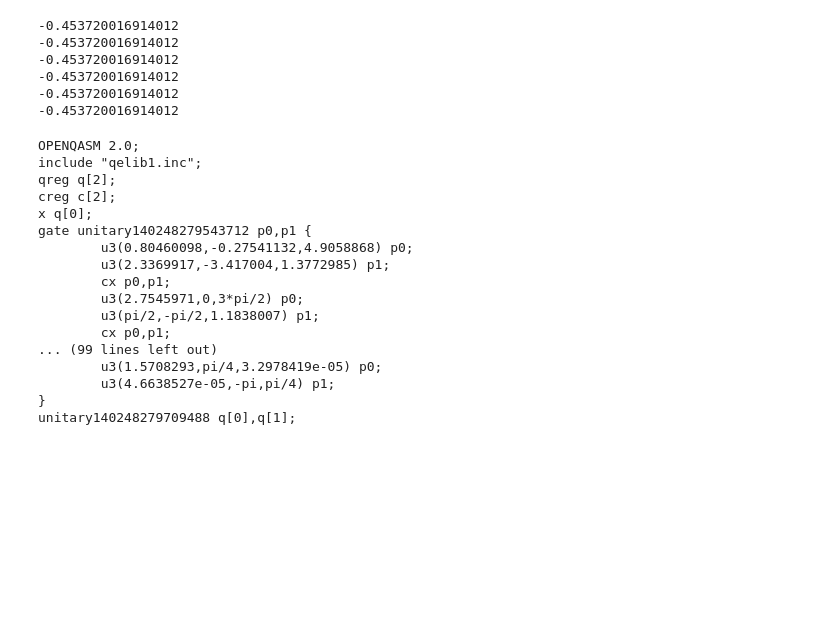
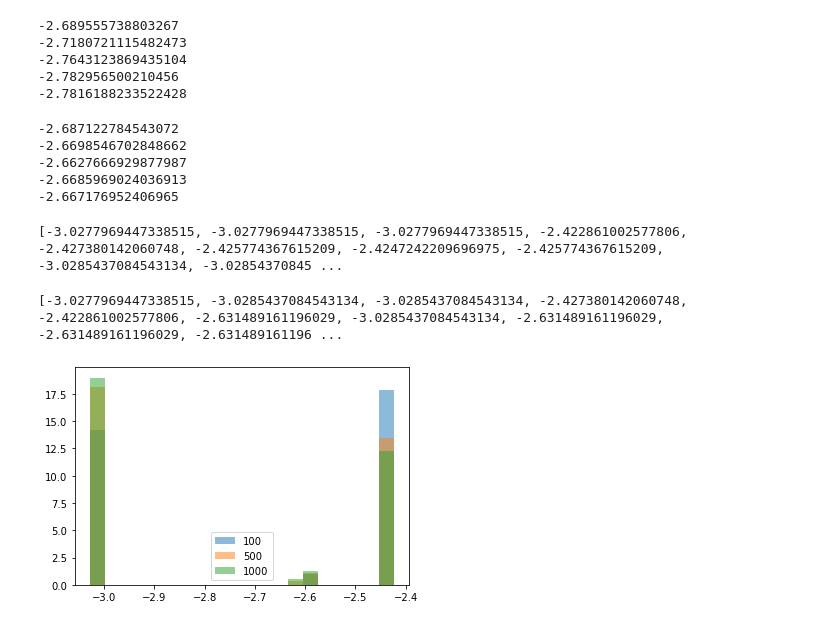
Before and after one commit to lebassman/ArQTiC, a Jupyter notebook: examples/QITE_example.ipynb, the cells around one changed output. Saved outputs shown, nothing was run; the diff lists cells and outputs as text; code cells hidden in the pictures; blank space fills up the shorter version.

```diff
--- a/examples/QITE_example.ipynb
+++ b/examples/QITE_example.ipynb
@@ -108,30 +104,39 @@ IBM quantum circuit objects created
 # %%
-for t in [10,100,200,500,750,1000]:
-    print(np.mean(eng_array[0:t]))
+#without basis swap
+for t in [100, 250, 500, 750, 1000]:
+    print(np.mean(eng_array[10:10+t]))
 # %% [output]
--0.453720016914012
--0.453720016914012
--0.453720016914012
--0.453720016914012
--0.453720016914012
--0.453720016914012
+-2.689555738803267
+-2.7180721115482473
+-2.7643123869435104
+-2.782956500210456
+-2.7816188233522428
-# %%
-print(eng_circ.qasm())
-# %% [output]
-OPENQASM 2.0;
-include "qelib1.inc";
-qreg q[2];
-creg c[2];
-x q[0];
-gate unitary140248279543712 p0,p1 {
-        u3(0.80460098,-0.27541132,4.9058868) p0;
-        u3(2.3369917,-3.417004,1.3772985) p1;
-        cx p0,p1;
-        u3(2.7545971,0,3*pi/2) p0;
-        u3(pi/2,-pi/2,1.1838007) p1;
-        cx p0,p1;
-... (99 lines left out)
-        u3(1.5708293,pi/4,3.2978419e-05) p0;
-        u3(4.6638527e-05,-pi,pi/4) p1;
-}
-unitary140248279709488 q[0],q[1];
+# %%
+#with basis swap
+for t in [100, 250, 500, 750, 1000]:
+    print(np.mean(eng_array[10:10+t]))
+# %% [output]
+-2.687122784543072
+-2.6698546702848662
+-2.6627666929877987
+-2.6685969024036913
+-2.667176952406965
+# %%
+no_basis_swap_eng = eng_array
+print(no_basis_swap_eng)
+# %% [output]
+[-3.0277969447338515, -3.0277969447338515, -3.0277969447338515, -2.422861002577806, -2.427380142060748, -2.425774367615209, -2.4247242209696975, -2.425774367615209, -3.0285437084543134, -3.02854370845 ...
+# %%
+with_basis_swap_eng = eng_array
+print(with_basis_swap_eng)
+# %% [output]
+[-3.0277969447338515, -3.0285437084543134, -3.0285437084543134, -2.427380142060748, -2.422861002577806, -2.631489161196029, -3.0285437084543134, -2.631489161196029, -2.631489161196029, -2.631489161196 ...
+# %%
+bins = 20
+plt.hist(no_basis_swap_eng[10:110], bins, label="100", alpha=0.5, density=True)
+plt.hist(no_basis_swap_eng[10:510], bins, label="500", alpha=0.5, density=True)
+plt.hist(no_basis_swap_eng[10:1010], bins, label="1000", alpha=0.5, density=True)
+plt.legend()
+plt.show()
+# %% [output]
+[figure, added]
```
Also changed, not shown: parts of 2 cells of this notebook, 8 other files.
